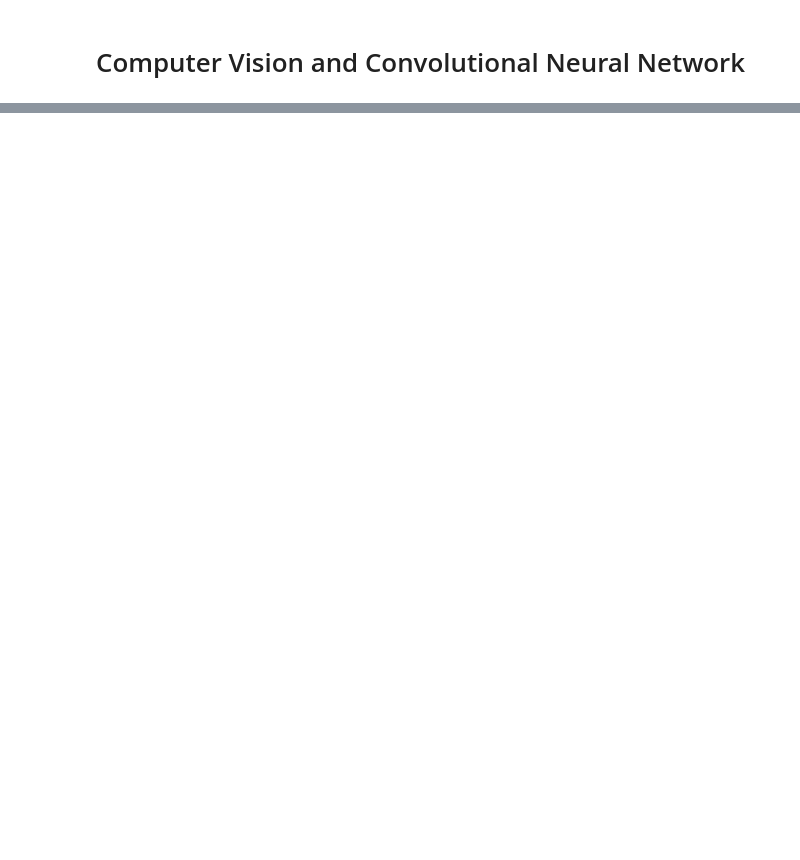
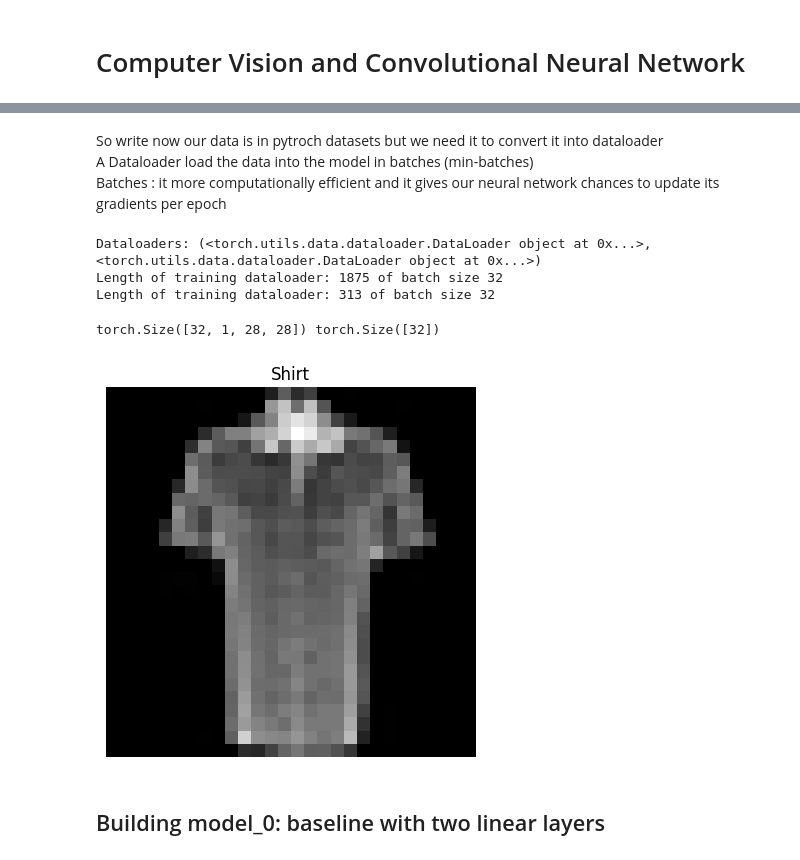
Before and after one commit to shushankai/pytroch-deep-learning, a Jupyter notebook: Lectures notebooks/CV_and_CNN.ipynb, the cells around one changed output, grey strips where cells are left out. Drawn from its saved outputs; the diff is of its cells as text; code cells hidden in the pictures; blank space fills up the shorter version.

```diff
--- a/Lectures notebooks/CV_and_CNN.ipynb
+++ b/Lectures notebooks/CV_and_CNN.ipynb
@@ -48,0 +155,52 @@ import numpy as np
+# %% [markdown]
+So write now our data is in pytroch datasets but we need it to convert it into dataloader
+A Dataloader load the data into the model in batches (min-batches)
+Batches : it more computationally efficient and it gives our neural network chances to update its gradients per epoch
+# %%
+from torch.utils.data import DataLoader
+
+
+BATCH_SIZE = 32
+
+train_dataloader = DataLoader(
+    dataset= train_data,
+    shuffle=True,
+    batch_size= BATCH_SIZE,
+    drop_last= True
+)
+
+
+test_dataloader = DataLoader(
+    dataset = test_data,
+    batch_size= BATCH_SIZE,
+    shuffle = False
+)
+# %%
+print(f'Dataloaders: {train_dataloader, test_dataloader}')
+print(f"Length of training dataloader: {len(train_dataloader)} of batch size {BATCH_SIZE}")
+print(f"Length of training dataloader: {len(test_dataloader)} of batch size {BATCH_SIZE}")
+# %% [output]
+Dataloaders: (<torch.utils.data.dataloader.DataLoader object at 0x...>, <torch.utils.data.dataloader.DataLoader object at 0x...>)
+Length of training dataloader: 1875 of batch size 32
+Length of training dataloader: 313 of batch size 32
+# %%
+# what inside our data loader
+train_features_batch, train_label_batch = next(iter(train_dataloader))  # converted the loader into iterable and getting the next
+# as our dataloader contains 1872 iterables
+
+print(train_features_batch.shape, train_label_batch.shape)
+
+# [32, 1, 28, 28] - batch_size, color channel, height, width
+# %% [output]
+torch.Size([32, 1, 28, 28]) torch.Size([32])
+# %%
+torch.manual_seed(42)
+randomIdx = torch.randint(0, len(train_features_batch), [1]).item()
+img, label = train_features_batch[randomIdx], train_label_batch[randomIdx]
+plt.imshow(img.squeeze(), cmap='grey');
+plt.title(classes[label]);
+plt.axis(False);
+# %% [output]
+[figure, added]
+# %% [markdown]
+## Building model_0: baseline with two linear layers
```
Also changed, not shown: parts of 35 cells of this notebook, 1 other file.
